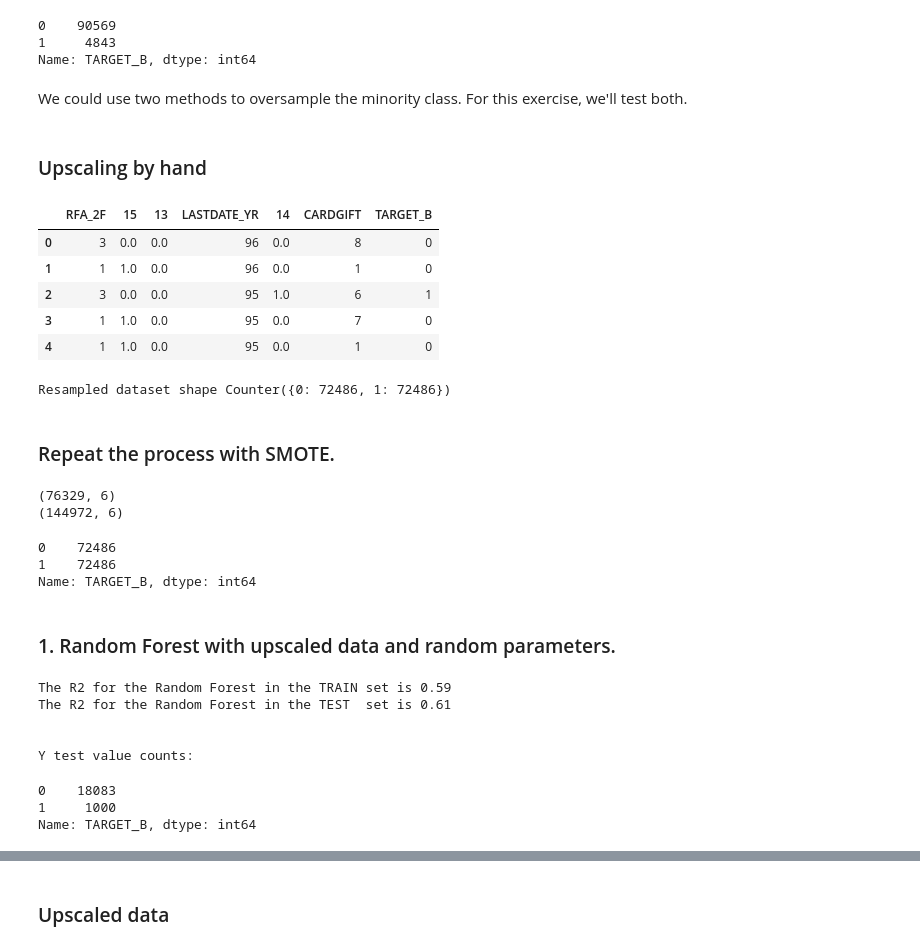
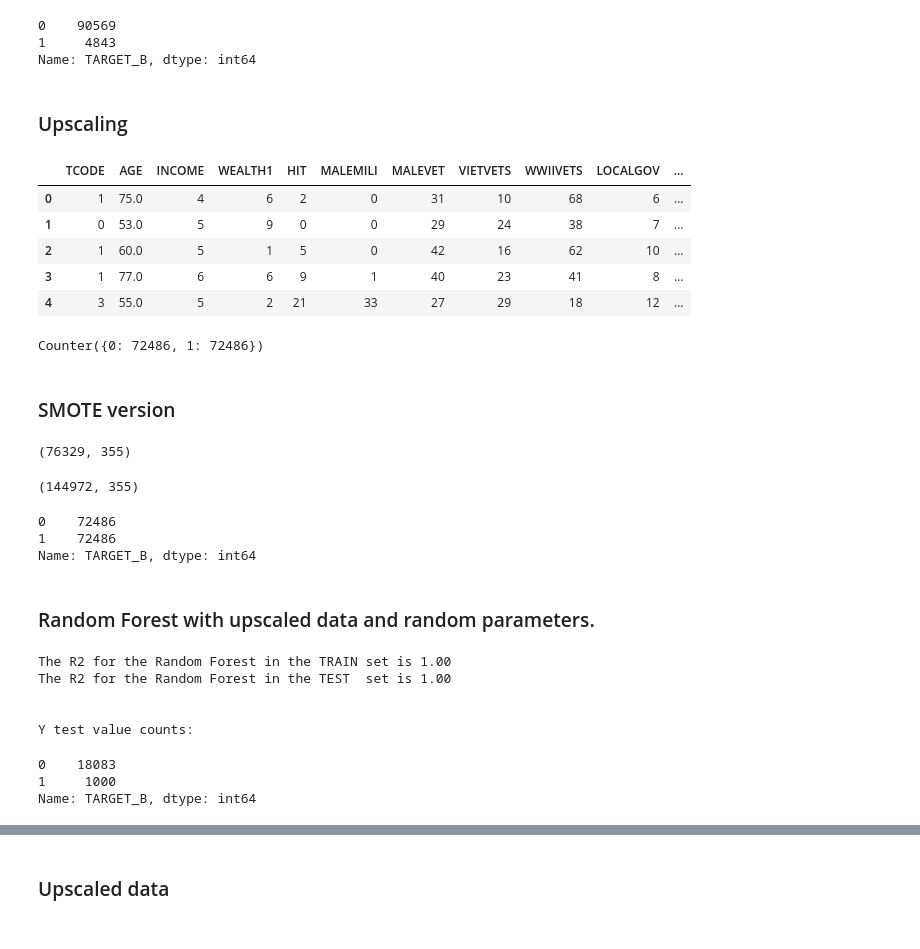
Before and after one commit to IllyaUA/lab-random-forests, a Jupyter notebook: Random Forests.ipynb, the cells around one changed output, grey strips where cells are left out. Saved outputs shown, nothing was run; the diff lists cells and outputs as text; code cells hidden in the pictures.

```diff
--- a/Random Forests.ipynb
+++ b/Random Forests.ipynb
@@ -29,7 +32,6 @@ import seaborn as sns
 1. Load the datasets to pd.DataFrame.
 2. Try to predict whether a customer will donate or not ('TARGET_B').
 # %%
-target = pd.read_csv('files_for_lab/target.csv')
-print('Shape:', target.shape)
-target.head()
+df = pd.read_csv(r'files_for_lab/target.csv')
+display(df.shape, df.head())
 # %% [output]
@@ -41,7 +43,6 @@ Shape: (95412, 2)
 | 3 | 0 | 0.0 |
 | 4 | 0 | 0.0 |
 # %%
-numerical = pd.read_csv('files_for_lab/numerical.csv')
-print('Shape:', numerical.shape,'\nNull values:\n',numerical.isna().sum())
-numerical.head()
+numerical = pd.read_csv(r'files_for_lab/numerical.csv')
+display(numerical.shape,'Null values:',numerical.isna().sum(), numerical.head())
 # %% [output]
@@ -66,7 +67,6 @@ Length: 315, dtype: int64
 | 3 | 0 | 70.000000 | 1 | 4 | 2 | 0 | 23 | 14 | 31 | 3 | ... |
 | 4 | 0 | 78.000000 | 3 | 2 | 60 | 1 | 28 | 9 | 53 | 26 | ... |
 # %%
-categorical = pd.read_csv('files_for_lab/categorical.csv')
-print('\nShape:', categorical.shape,'\nNull values:\n',categorical.isna().sum())
-categorical.head()
+categorical = pd.read_csv(r'files_for_lab/categorical.csv')
+display(categorical.shape,categorical.isna().sum(), categorical.head())
 # %% [output]
@@ -102,7 +103,7 @@ over column 'Target B':
 * 0 - Won't donate
 * 1 - Will donate
 # %%
-data = pd.concat([numerical, categorical, target], axis=1)
+data = pd.concat([numerical, categorical, df], axis=1)
 data.head()
 # %% [output]
 |  | TCODE | AGE | INCOME | WEALTH1 | HIT | MALEMILI | MALEVET | VIETVETS | WWIIVETS | LOCALGOV | ... |
@@ -268,10 +280,8 @@ y.value_counts()
 0    90569
 1     4843
 Name: TARGET_B, dtype: int64
-# %% [markdown]
-We could use two methods to oversample the minority class. For this exercise, we'll test both.
 # %% [markdown]
-### Upscaling by hand
+### Upscaling
 # %%
 from collections import Counter
 from imblearn.over_sampling import RandomOverSampler
@@ -286,30 +295,29 @@ y_train_up = y_train[list(selected_rows)]
 # %%
 # Separate majority/minority classes
-ros = RandomOverSampler(random_state=42)
+randi = RandomOverSampler(random_state=42)
 
-X_train_up, y_train_up = ros.fit_resample(X_train, y_train)
+X_train_up, y_train_up = randi.fit_resample(X_train, y_train)
 display(pd.concat([X_train_up,y_train_up],axis=1).head())
-print('Resampled dataset shape %s' % Counter(y_train_up))
+Counter(y_train_up)
 # %% [output]
-|  | RFA_2F | 15 | 13 | LASTDATE_YR | 14 | CARDGIFT | TARGET_B |
-| 0 | 3 | 0.0 | 0.0 | 96 | 0.0 | 8 | 0 |
-| 1 | 1 | 1.0 | 0.0 | 96 | 0.0 | 1 | 0 |
-| 2 | 3 | 0.0 | 0.0 | 95 | 1.0 | 6 | 1 |
-| 3 | 1 | 1.0 | 0.0 | 95 | 0.0 | 7 | 0 |
-| 4 | 1 | 1.0 | 0.0 | 95 | 0.0 | 1 | 0 |
+|  | TCODE | AGE | INCOME | WEALTH1 | HIT | MALEMILI | MALEVET | VIETVETS | WWIIVETS | LOCALGOV | ... |
+| 0 | 1 | 75.0 | 4 | 6 | 2 | 0 | 31 | 10 | 68 | 6 | ... |
+| 1 | 0 | 53.0 | 5 | 9 | 0 | 0 | 29 | 24 | 38 | 7 | ... |
+| 2 | 1 | 60.0 | 5 | 1 | 5 | 0 | 42 | 16 | 62 | 10 | ... |
+| 3 | 1 | 77.0 | 6 | 6 | 9 | 1 | 40 | 23 | 41 | 8 | ... |
+| 4 | 3 | 55.0 | 5 | 2 | 21 | 33 | 27 | 29 | 18 | 12 | ... |
-Resampled dataset shape Counter({0: 72486, 1: 72486})
+Counter({0: 72486, 1: 72486})
 # %% [markdown]
-### Repeat the process with SMOTE.
+### SMOTE version
 # %%
 from imblearn.over_sampling import SMOTE
 
 sm = SMOTE(random_state=42, k_neighbors=3)
 X_train_SMOTE, y_train_SMOTE = sm.fit_resample(X_train, y_train)
-print(X_train.shape)
-print(X_train_SMOTE.shape)
+display(X_train.shape, X_train_SMOTE.shape)
 # %% [output]
-(76329, 6)
-(144972, 6)
+(76329, 355)
+(144972, 355)
 # %%
 y_train_SMOTE.value_counts()
 # %% [output]
@@ -317,7 +325,7 @@ y_train_SMOTE.value_counts()
 1    72486
 Name: TARGET_B, dtype: int64
 # %% [markdown]
-### 1. Random Forest with upscaled data and random parameters.
+### Random Forest with upscaled data and random parameters.
 # %%
 clf_up = RandomForestClassifier(max_depth=5,
                              min_samples_split=20,
@@ -336,8 +344,8 @@ print()
 print('Y test value counts:')
 display(y_test.value_counts())
 # %% [output]
-The R2 for the Random Forest in the TRAIN set is 0.59
-The R2 for the Random Forest in the TEST  set is 0.61
+The R2 for the Random Forest in the TRAIN set is 1.00
+The R2 for the Random Forest in the TEST  set is 1.00
 
 
 Y test value counts:
```
Also changed, not shown: parts of 34 cells of this notebook.
